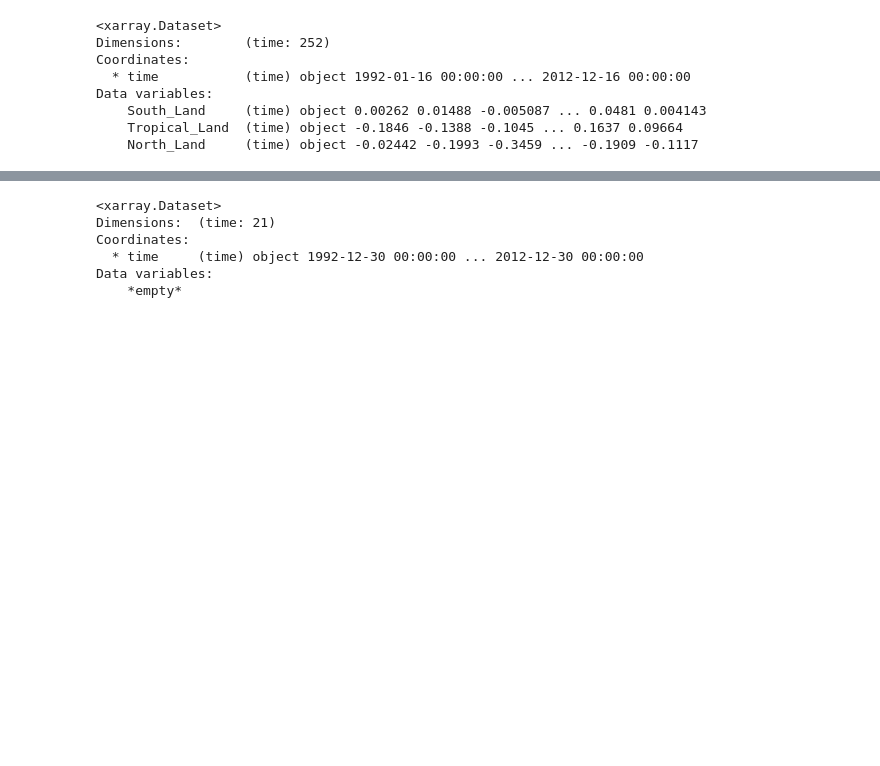
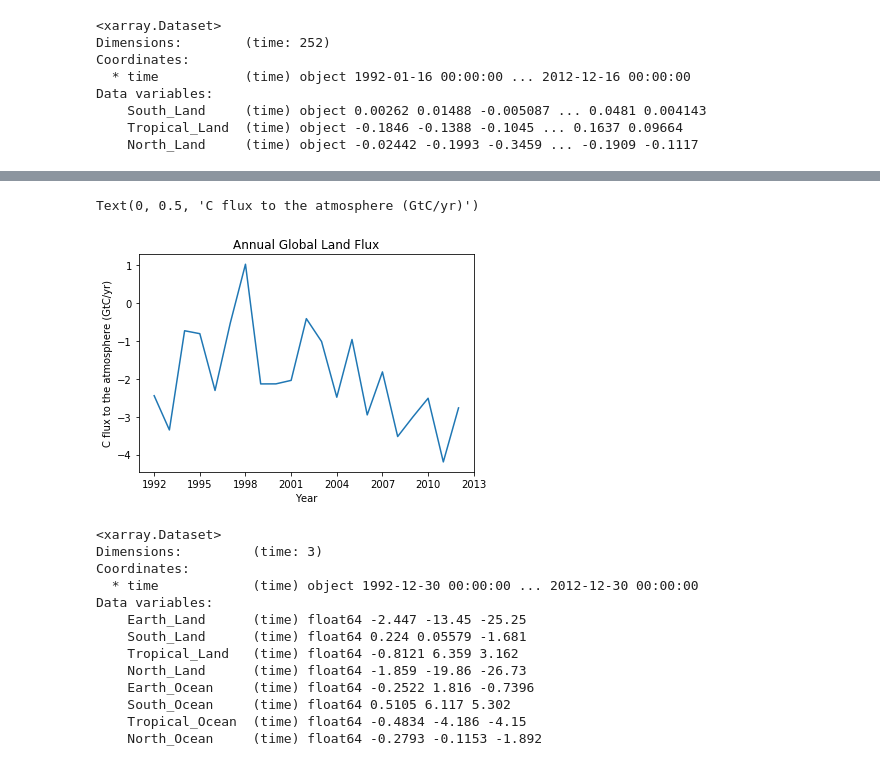
Before and after one commit to rursino/carbon-cycle-feedbacks, a Jupyter notebook: Peylin_flux/Notebooks/INVF_class.ipynb, the cells around one changed output, grey strips where cells are left out. Drawn from its saved outputs; the diff is of its cells as text; code cells hidden in the pictures; blank space fills up the shorter version.

```diff
--- a/Peylin_flux/Notebooks/INVF_class.ipynb
+++ b/Peylin_flux/Notebooks/INVF_class.ipynb
@@ -198,0 +184,3 @@ Data variables:
+# %%
+year_s = s.resample({'time': 'Y'}).sum()
+year_s
@@ -198,0 +205,5 @@ Data variables:
+# %%
+year_array = []
+for year in year_s.time.values:
+    year_array.append(year.year)
+year_array
@@ -199,9 +248,32 @@ Data variables:
+# %%
+my_df = pd.DataFrame({'Earth_Land': year_s.Earth_Land.values,
+              'Earth_Ocean': year_s.Earth_Ocean.values,
+              'Year': year_array
+             }).set_index('Year')
+# %%
+ax = plt.figure().gca()
+ax.plot(my_df.index, my_df.Earth_Land)
+ax.xaxis.set_major_locator(MaxNLocator(integer=True))
+plt.title("Annual Global Land Flux")
+plt.xlabel("Year")
+plt.ylabel("C flux to the atmosphere (GtC/yr)")
+#plt.ylim([-15,0])
+# %% [output]
+Text(0, 0.5, 'C flux to the atmosphere (GtC/yr)')
+[figure, added]
 # %%
-s.resample({'time': 'Y'}).sum()
+s.resample({'time': '10Y'}).sum()
 # %% [output]
 <xarray.Dataset>
-Dimensions:  (time: 21)
+Dimensions:         (time: 3)
 Coordinates:
-  * time     (time) object 1992-12-30 00:00:00 ... 2012-12-30 00:00:00
+  * time            (time) object 1992-12-30 00:00:00 ... 2012-12-30 00:00:00
 Data variables:
-    *empty*
+    Earth_Land      (time) float64 -2.447 -13.45 -25.25
+    South_Land      (time) float64 0.224 0.05579 -1.681
+    Tropical_Land   (time) float64 -0.8121 6.359 3.162
+    North_Land      (time) float64 -1.859 -19.86 -26.73
+    Earth_Ocean     (time) float64 -0.2522 1.816 -0.7396
+    South_Ocean     (time) float64 0.5105 6.117 5.302
+    Tropical_Ocean  (time) float64 -0.4834 -4.186 -4.15
+    North_Ocean     (time) float64 -0.2793 -0.1153 -1.892
```
Also changed, not shown: parts of 12 cells of this notebook, 49 other files.
